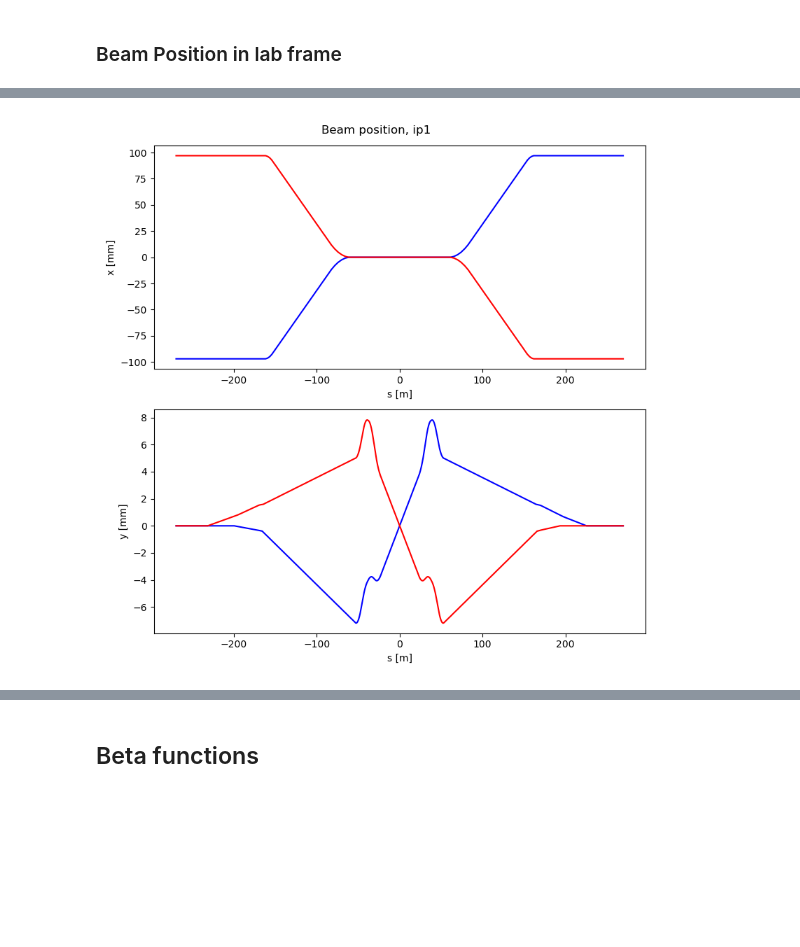
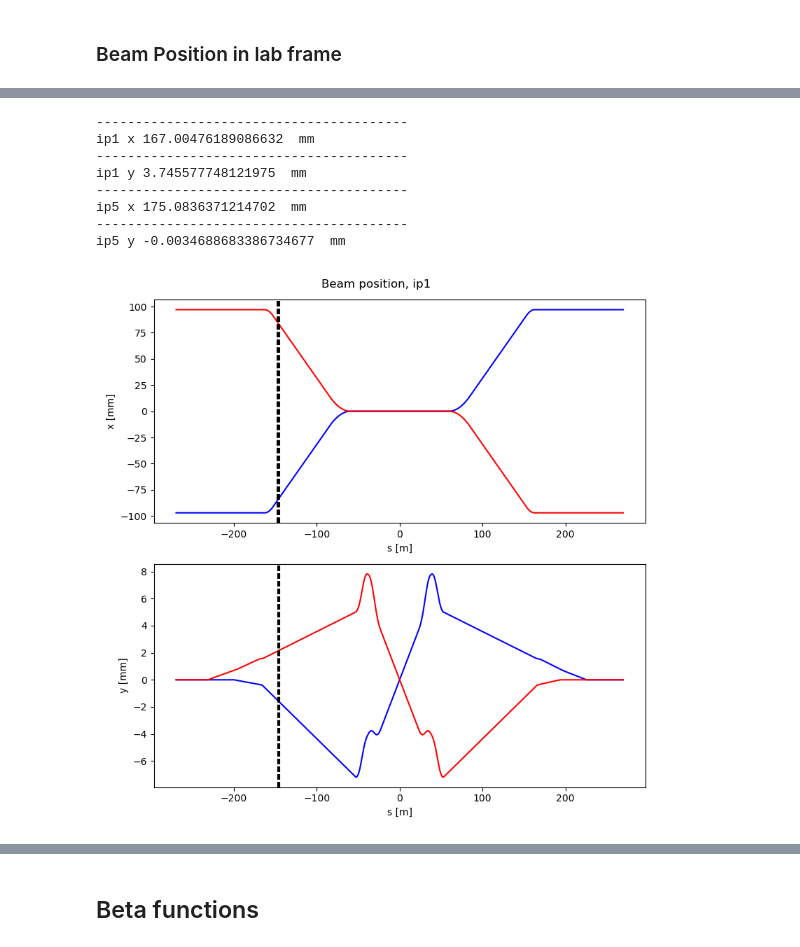
Before and after one commit to pbelange/BBFootprint, a Jupyter notebook: survey_crossing.ipynb, the cells around one changed output, grey strips where cells are left out. Drawn from its saved outputs; the diff is of its cells as text; code cells hidden in the pictures; blank space fills up the shorter version.

```diff
--- a/survey_crossing.ipynb
+++ b/survey_crossing.ipynb
@@ -12,31 +16,56 @@ import Backend.InteractionPoint as inp
 
 
 # Importing twiss and survey
 twiss_b1  = pd.read_pickle('LHC_sequence/lhcb1_twiss.pkl')
 survey_b1 = pd.read_pickle('LHC_sequence/lhcb1_survey.pkl')
 
 twiss_b2  = pd.read_pickle('LHC_sequence/lhcb2_twiss.pkl')
 survey_b2 = pd.read_pickle('LHC_sequence/lhcb2_survey.pkl')
 
 
 chosenIPs = ['ip1','ip5']
 for _IP in chosenIPs:
 
     # ROI around IP
     ROI_twiss_b1,ROI_survey_b1 = inp.extract_IP_ROI(_IP,'b1',twiss_b1,survey_b1)
     ROI_twiss_b2,ROI_survey_b2 = inp.extract_IP_ROI(_IP,'b2',twiss_b2,survey_b2)
 
+
+    _wires_b1 = [name for name in ROI_twiss_b1.index if ('bbcw' in name)&((f'{_IP[-1]}.u' in name)|(f'{_IP[-1]}.d' in name))]
+
     # Plotting
 
     fig, axes = plt.subplots(2, 1,figsize=(8,8))
     fig.suptitle(f'Beam position, {_IP}')
     for plane,ax in zip(['x','y'],axes.flatten()):
 
         center = ROI_twiss_b1.loc[_IP,f'{plane}_lab']
         ax.plot(ROI_twiss_b1['s_lab'],(ROI_twiss_b1[f'{plane}_lab']-center)/1e-3,'b-')
         ax.plot(ROI_twiss_b2['s_lab'],(ROI_twiss_b2[f'{plane}_lab']-center)/1e-3,'r-')
 
+        print(40*'-')
+        dist = []
+        for wire in _wires_b1:
+
+            ax.axvline(s_wire,color='k',ls='--')
+
+            s_wire = ROI_twiss_b1.loc[wire,'s_lab']
+            b1_pos = (ROI_twiss_b1.loc[wire,f'{plane}_lab']-center)
+            b2_pos = np.interp(s_wire,ROI_twiss_b2['s_lab'],(ROI_twiss_b2[f'{plane}_lab']-center))
+
+            dist.append(b2_pos-b1_pos)
+        print(_IP,plane,np.mean(dist)/1e-3,' mm')
+
+
         ax.set(xlabel='s [m]', ylabel=f'{plane} [mm]')
     plt.tight_layout()
 # %% [output]
+----------------------------------------
+ip1 x 167.00476189086632  mm
+----------------------------------------
+ip1 y 3.745577748121975  mm
+----------------------------------------
+ip5 x 175.0836371214702  mm
+----------------------------------------
+ip5 y -0.0034688683386734677  mm
-[figure, old version]
+[figure, new version]
```
Also changed, not shown: parts of 8 cells of this notebook, 11 other files.
